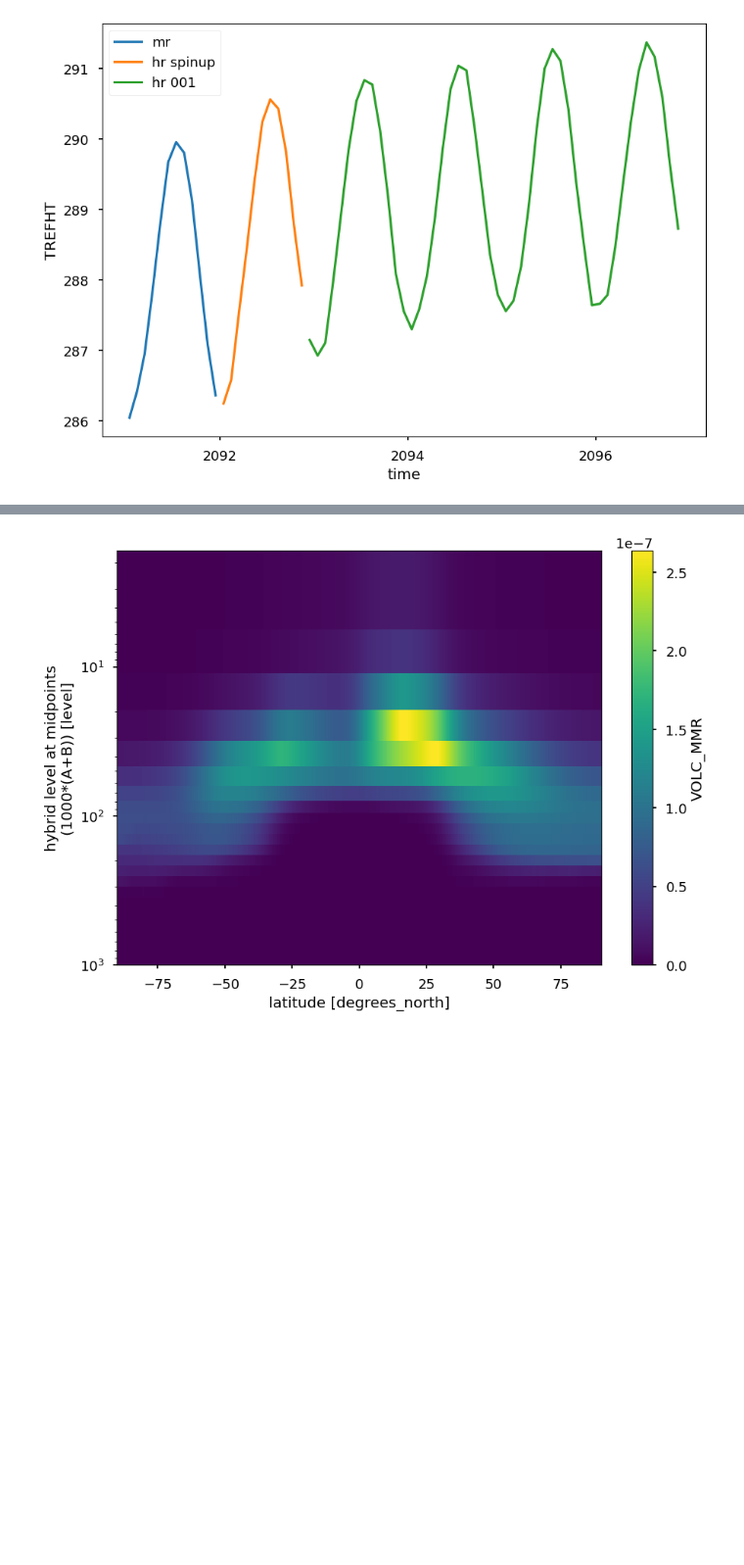
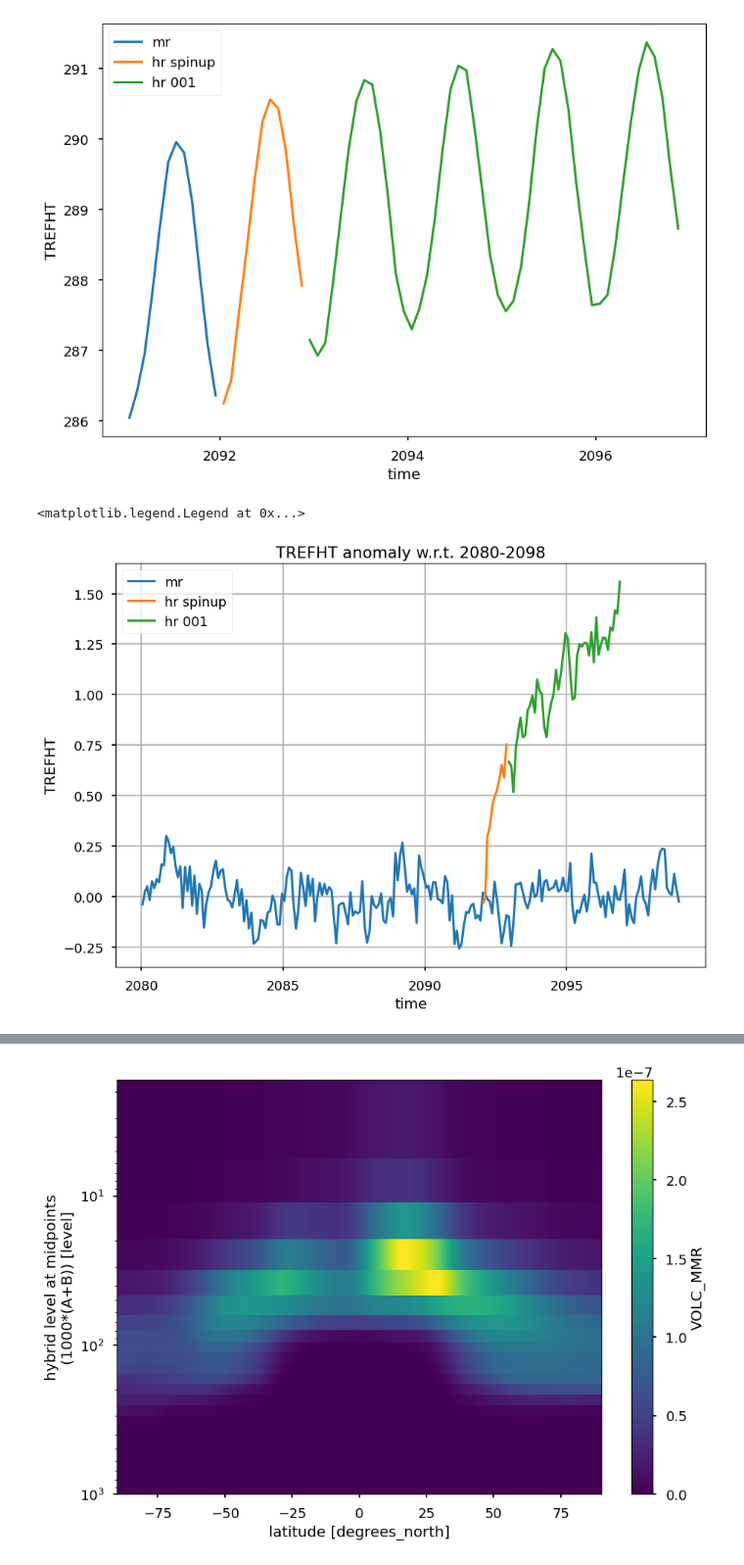
Before and after one commit to JdeJong96/sai-git, a Jupyter notebook: sai/jupyter/hres_check_14aug.ipynb, the cells around one changed output, grey strips where cells are left out. Shown at 98% size. Saved outputs shown, nothing was run; the diff lists cells and outputs as text; code cells hidden in the pictures; blank space fills up the shorter version.

```diff
--- a/sai/jupyter/hres_check_14aug.ipynb
+++ b/sai/jupyter/hres_check_14aug.ipynb
@@ -233,3 +222,20 @@ plt.legend()
+# %%
+Tgeo = cam['geo'].TREFHT.sel(time=slice('2080',None)).groupby('time.month')
+Tspi = cam['hrs'].TREFHT.groupby('time.month')
+Thr1 = cam['hr1'].TREFHT.groupby('time.month')
+
+Tgeom = cam['geo'].TREFHT.sel(time=slice('2080',None)).groupby('time.month').mean()
+Tgeomi = cam['geo'].TREFHT.sel(time=slice('2080',None)).interp(lat=cam['hrs'].lat, lon=cam['hrs'].lon).groupby('time.month').mean()
+
+wmean((Tgeo - Tgeom), cam['geo'].gw, ('lat','lon')).plot(label='mr')
+wmean(Tspi-Tgeomi, cam['hrs'].gw, ('lat','lon')).plot(label='hr spinup')
+wmean(Thr1-Tgeomi, cam['hr1'].gw, ('lat','lon')).plot(label='hr 001')
+plt.title('TREFHT anomaly w.r.t. 2080-2098')
+plt.grid()
+plt.legend()
+# %% [output]
+<matplotlib.legend.Legend at 0x...>
+[figure, added]
 # %%
 %%time
 VAR = 'FSNT'
```
Also changed, not shown: parts of 7 cells of this notebook.
